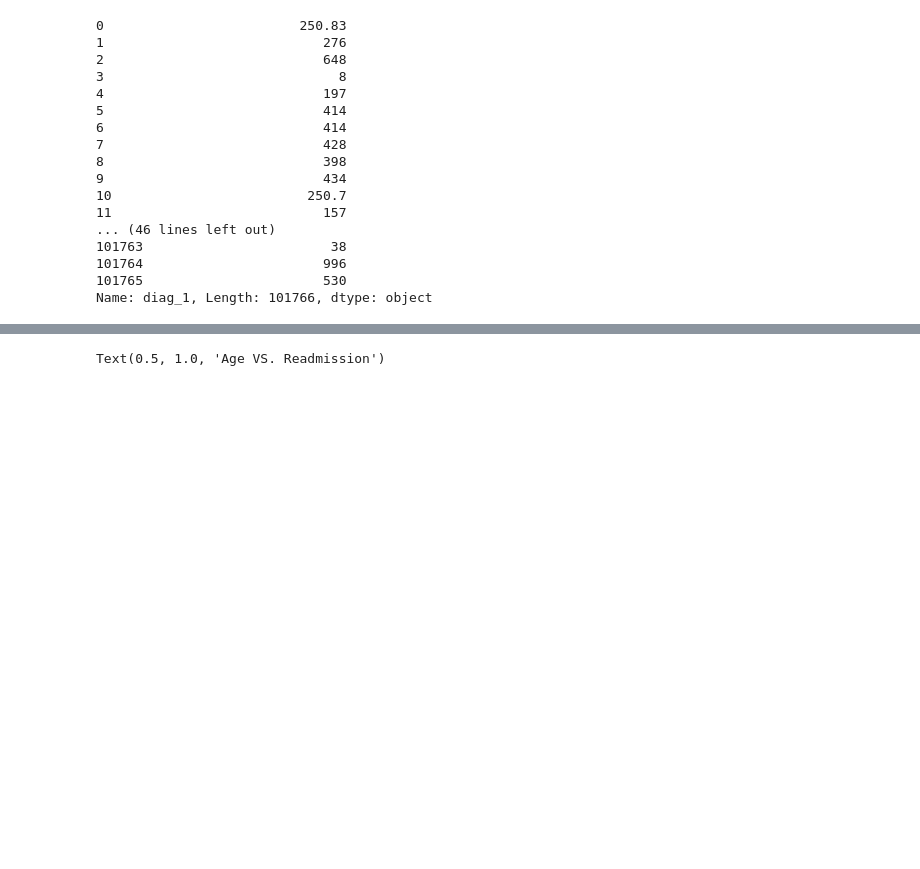
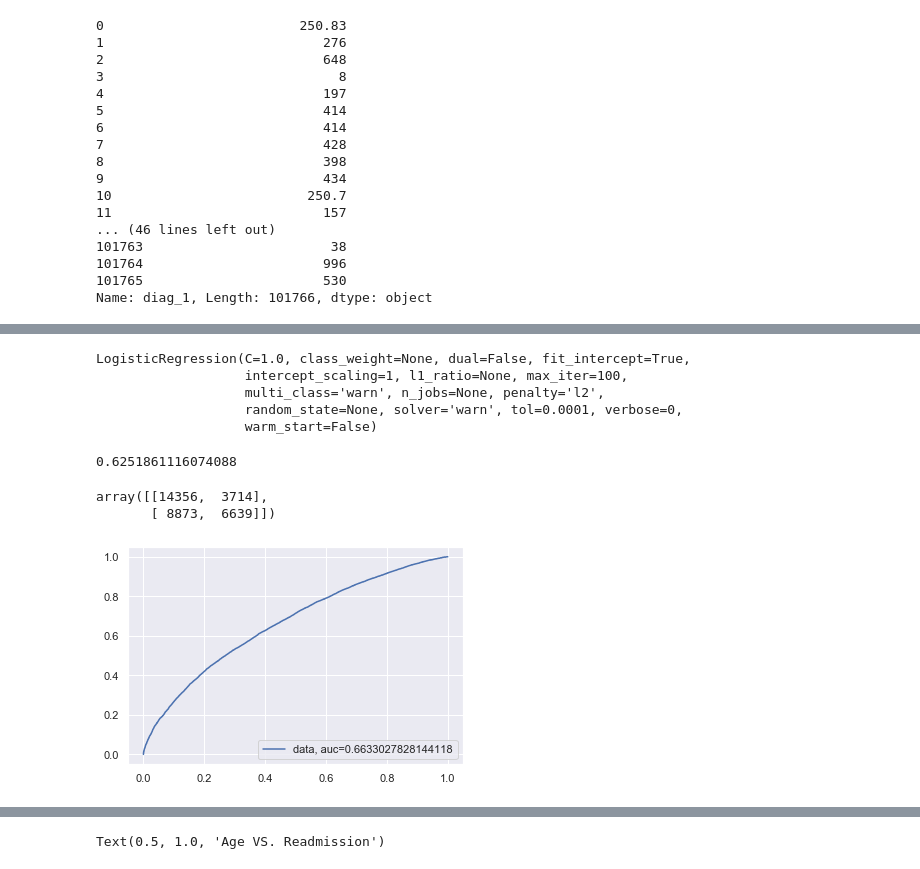
Before and after one commit to weilixiang/Readmission_sta2453, a Jupyter notebook: data_cleaning.ipynb, the cells around one changed output, grey strips where cells are left out. Drawn from its saved outputs; the diff is of its cells as text; code cells hidden in the pictures; blank space fills up the shorter version.

```diff
--- a/data_cleaning.ipynb
+++ b/data_cleaning.ipynb
@@ -382,0 +421,18 @@ df.to_csv("~/Desktop/recode_data.csv",index=False)
+# %%
+df_2 = pd.get_dummies(df, columns=['diag_1','diag_2','diag_3','max_glu_serum',
+                                   'A1Cresult','race',
+                                   'admission_type_id',
+                                   'discharge_disposition_id','admission_source_id'], drop_first=True)
+# %%
+from sklearn.datasets import make_classification
+from sklearn.linear_model import LogisticRegression
+sns.set()
+from sklearn.model_selection import train_test_split
+from sklearn.metrics import confusion_matrix
+# %%
+#Construct predicted variable 'readmitted_yes' and predictors
+Y=df_2['readmitted_yes']
+X=df_2.drop('readmitted_yes',axis=1)
+seed = 7
+test_size = 0.33
+X_train, X_test, Y_train, Y_test = train_test_split(X, Y, test_size=test_size, random_state=seed)
@@ -382,0 +460,29 @@ df.to_csv("~/Desktop/recode_data.csv",index=False)
+# %%
+lr = LogisticRegression()
+lr.fit(X_train, Y_train)
+# %% [output]
+LogisticRegression(C=1.0, class_weight=None, dual=False, fit_intercept=True,
+                   intercept_scaling=1, l1_ratio=None, max_iter=100,
+                   multi_class='warn', n_jobs=None, penalty='l2',
+                   random_state=None, solver='warn', tol=0.0001, verbose=0,
+                   warm_start=False)
+# %%
+lr.score(X_test,Y_test)
+# %% [output]
+0.6251861116074088
+# %%
+Y_pred = lr.predict(X_test)
+confusion_matrix(Y_test, Y_pred)
+# %% [output]
+array([[14356,  3714],
+       [ 8873,  6639]])
+# %%
+from sklearn import metrics
+y_pred_proba = lr.predict_proba(X_test)[::,1]
+fpr, tpr, _ = metrics.roc_curve(Y_test,  y_pred_proba)
+auc = metrics.roc_auc_score(Y_test, y_pred_proba)
+plt.plot(fpr,tpr,label="data, auc="+str(auc))
+plt.legend(loc=4)
+plt.show()
+# %% [output]
+[figure, added]
```
Also changed, not shown: parts of 11 cells of this notebook.
